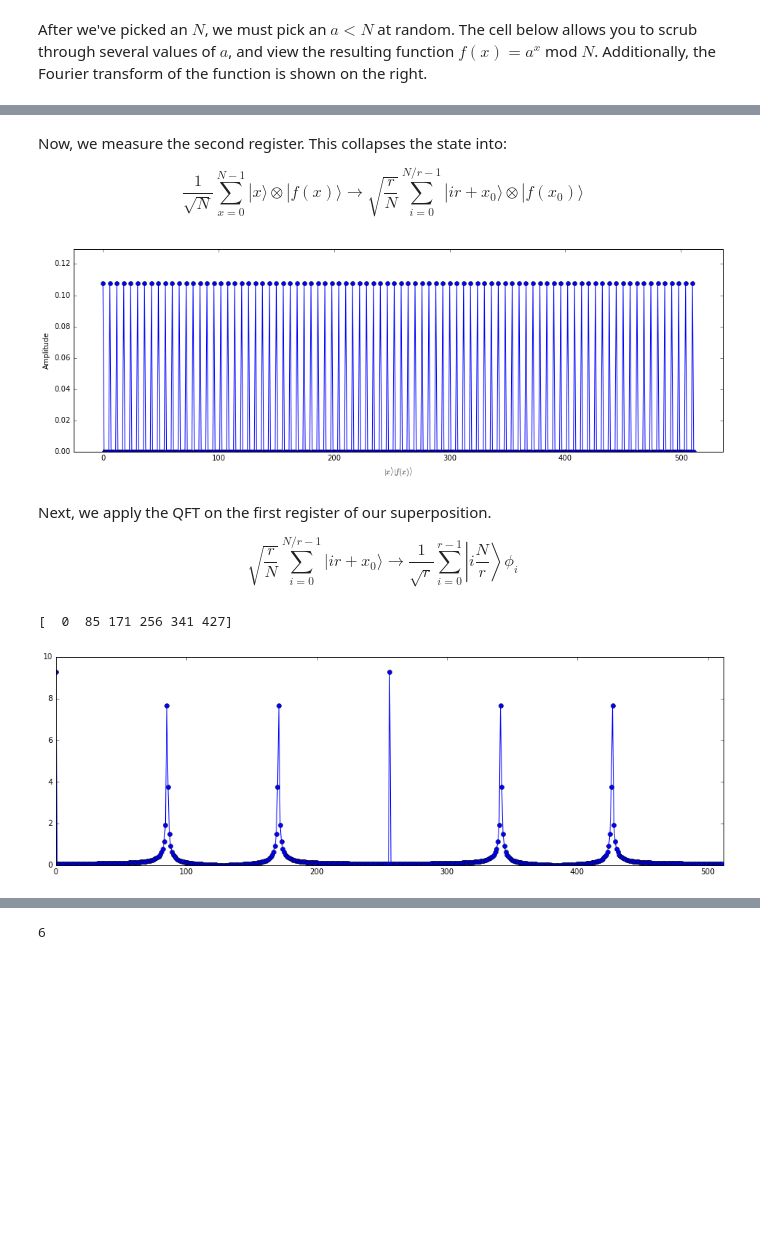
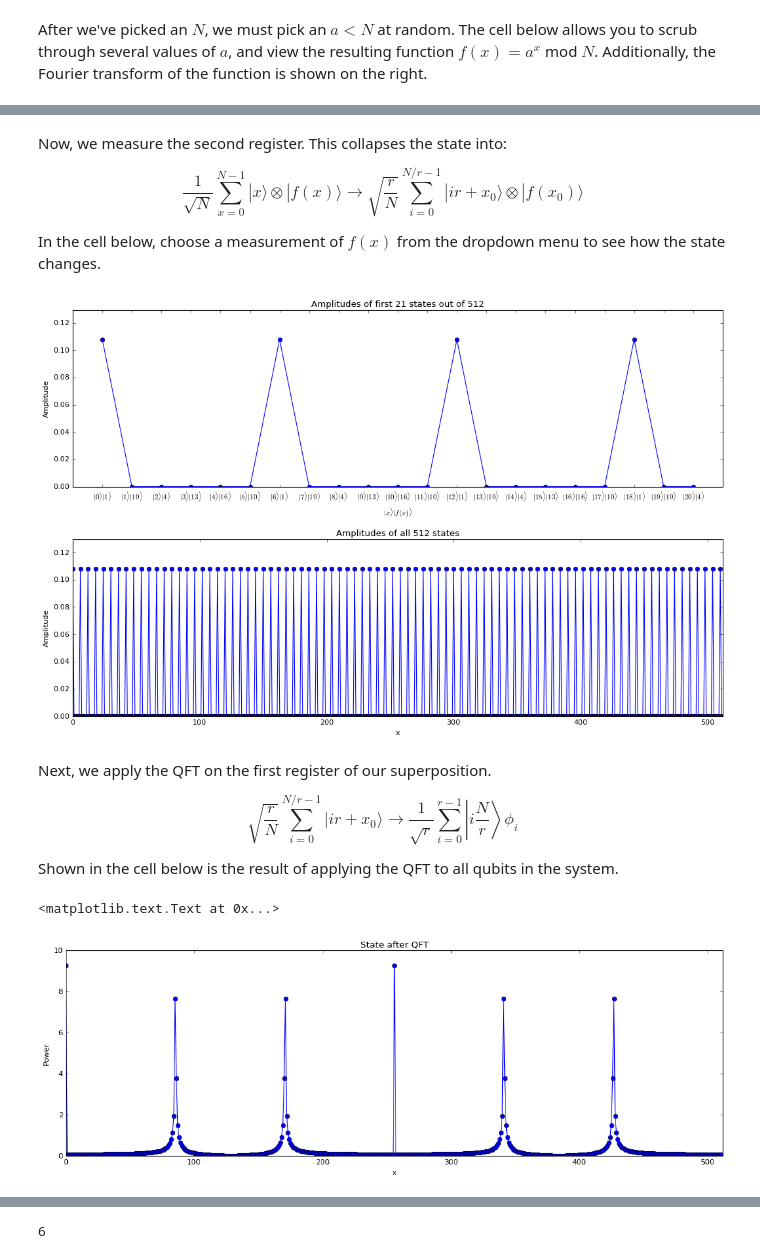
Before and after one commit to sbarratt/quantum-project, a Jupyter notebook: Shors.ipynb, the cells around one changed output, grey strips where cells are left out. Cells and saved outputs as stored; diff of their text form; code cells hidden in the pictures; blank space fills up the shorter version.

```diff
--- a/Shors.ipynb
+++ b/Shors.ipynb
@@ -76,8 +76,12 @@ Now, let's choose our value of $a$ that we will use for the rest of the algorith
 # %%
 # a = np.random.randint(1,N)
 a = 19
+m = int(np.ceil(np.log2(N**2)))
+M = 2**m
+print('We need m = {} qubits, so x will range from 0 to {}.'.format(m, M))
 fig, ax = plt.subplots(figsize=(16,5))
-ax.plot(range(N), [pow(a, x, N) for x in range(N)])
+ax.plot(range(M), [pow(a, x, N) for x in range(M)])
+ax.set_xlim(0, M)
 ax.set_xlabel('$x$')
 ax.set_ylabel('$f(x) = a^x$ mod $N = {}^x$ mod ${}$'.format(a, N))
 _ = ax.set_title('a = {}, N = {}'.format(a, N))
@@ -118,27 +134,39 @@ Now, we measure the second register. This collapses the state into:
 \longrightarrow
 \sqrt{\frac{r}{N}} \sum\limits_{i=0}^{N/r-1} |ir+x_0\rangle \otimes |f(x_0)\rangle
 \end{equation}
+
+In the cell below, choose a measurement of $f(x)$ from the dropdown menu to see how the state changes.
 # %%
-Q = 512
+sample = 21
 
-fx = np.array([pow(a, x, N) for x in range(Q)])
+fx = np.array([pow(a, x, N) for x in range(M)])
 
 def measuref(f='1'):
     f = int(f)
     amplitudes = np.zeros(len(fx))
     amplitudes[fx == f] = 1/np.sqrt(np.sum(fx == f))
-    fig, ax = plt.subplots(figsize=(16,5))
-    ax.plot(range(Q), amplitudes, 'o-')
+    fig, (ax, ax2) = plt.subplots(2, 1, figsize=(16,10))
+    ax.plot(range(sample), amplitudes[:sample], 'o-')
     ax.set_ylim(0, 1.2*max(amplitudes))
-    ax.margins(0.05, 0.1)
-#     ax.set_xticks(range(Q))
-#     ax.set_xticklabels(['$|{}\\rangle|{}\\rangle$'.format(x, pow(a, x, N)) for x in range(Q)])
+    ax.margins(x=0.05)
+    ax.set_xticks(range(sample))
+    ax.set_xticklabels(['$|{}\\rangle|{}\\rangle$'.format(x, pow(a, x, N)) for x in range(sample)])
     ax.set_xlabel('$|x\\rangle|f(x)\\rangle$')
     ax.set_ylabel('Amplitude')
+    ax.set_title('Amplitudes of first {} states out of {}'.format(sample, M))
+
+    ax2.plot(range(M), amplitudes, 'o-')
+    ax2.set_ylim(0, 1.2*max(amplitudes))
+    ax2.set_xlim(0, M)
+    ax2.set_xlabel('x')
+    ax2.set_ylabel('Amplitude')
+    ax2.set_title('Amplitudes of all {} states'.format(M))
+
+    fig.subplots_adjust(hspace=0.3)
 
 interactive(measuref, f=[str(i) for i in np.unique(fx)])
 # %% [output]
-[figure, old version]
+[figure, new version]
 # %% [markdown]
 Next, we apply the QFT on the first register of our superposition.
 
@@ -147,15 +175,19 @@ Next, we apply the QFT on the first register of our superposition.
 \longrightarrow
 \frac{1}{\sqrt{r}} \sum\limits_{i=0}^{r-1} \left|i\frac{N}{r}\right\rangle \phi_i
 \end{equation}
+
+Shown in the cell below is the result of applying the QFT to all qubits in the system.
 # %%
 f = 1
-amplitudes = np.zeros(Q)
+amplitudes = np.zeros(M)
 amplitudes[fx == f] = 1/np.sqrt(np.sum(fx == f))
 fig, ax = plt.subplots(figsize=(16,5))
-ax.plot(range(Q), np.abs(np.fft.fft(amplitudes)), 'o-')
-ax.set_xlim(0, Q)
-print(np.arange(Q)[np.abs(np.fft.fft(amplitudes)) > 6])
+ax.plot(range(M), np.abs(np.fft.fft(amplitudes)), 'o-')
+ax.set_xlim(0, M)
+ax.set_ylabel('Power')
+ax.set_xlabel('x')
+ax.set_title('State after QFT')
 # %% [output]
-[  0  85 171 256 341 427]
+<matplotlib.text.Text at 0x...>
-[figure, old version]
+[figure, new version]
 # %% [markdown]
```
Also changed, not shown: parts of 7 cells of this notebook.
